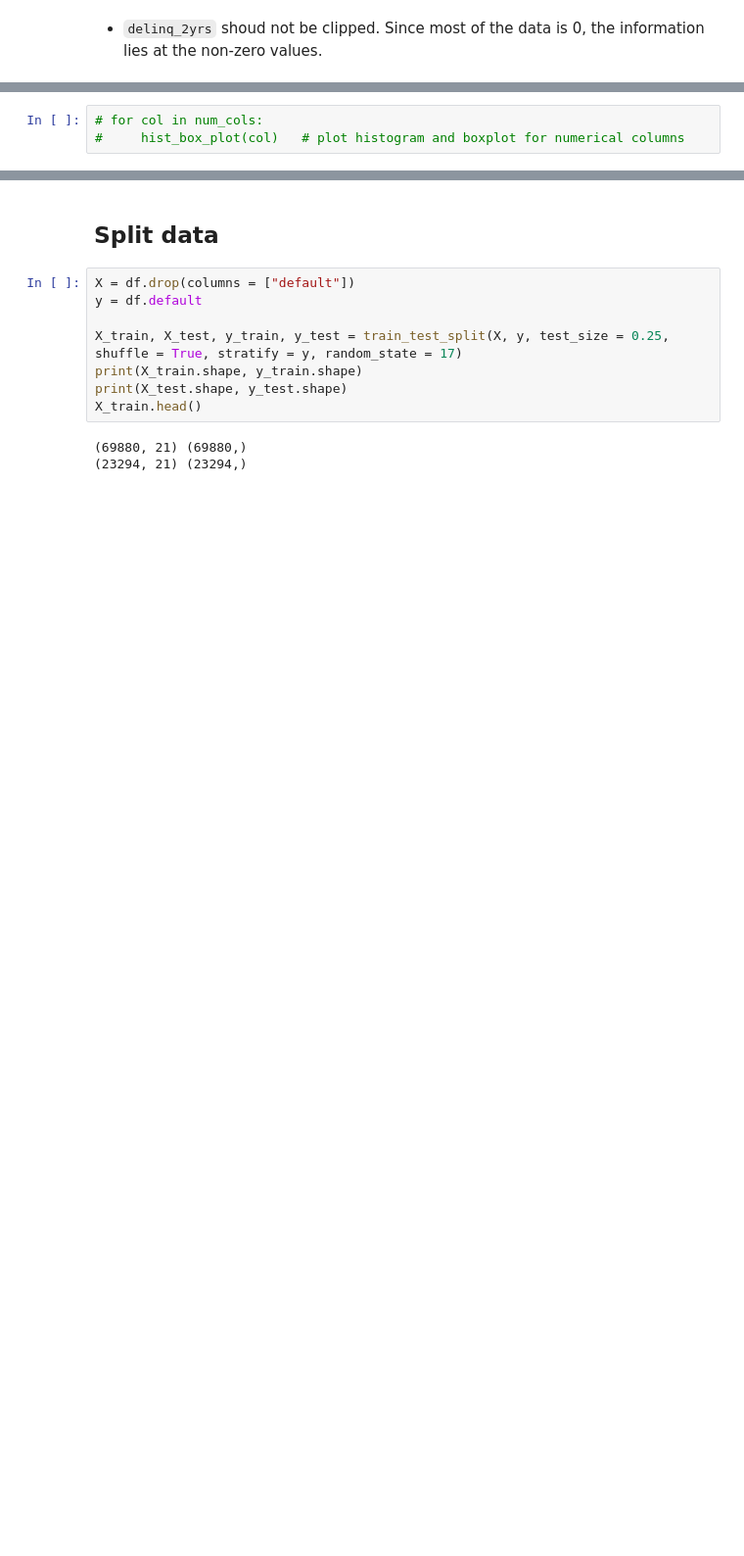
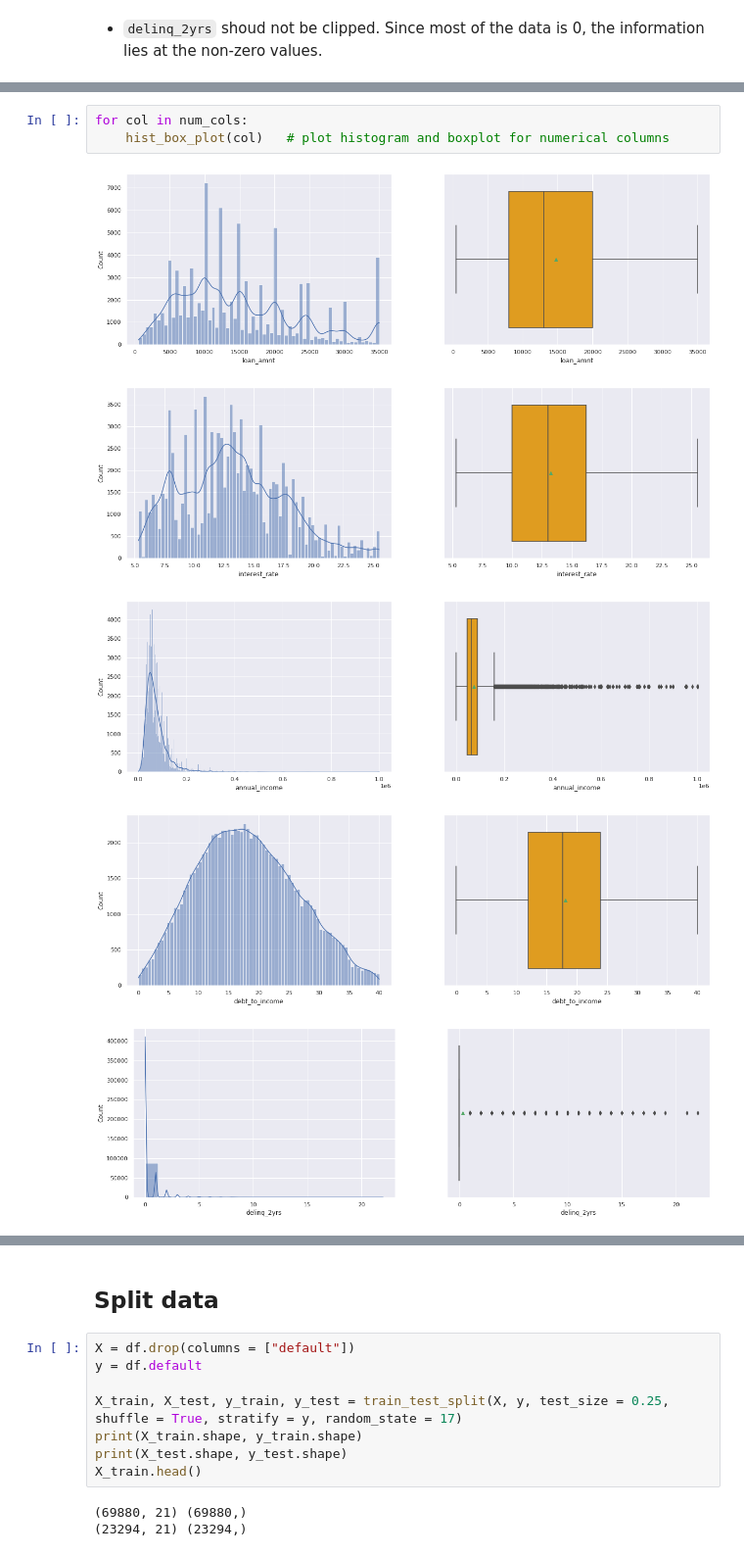
Before and after one commit to liangym2014/Data-science-and-machine-learning, a Jupyter notebook: 8.Hackathon_Loan_Default.ipynb, the cells around one changed output, grey strips where cells are left out. Shown at 98% size. Drawn from its saved outputs; the diff is of its cells as text; blank space fills up the shorter version.

```diff
--- a/8.Hackathon_Loan_Default.ipynb
+++ b/8.Hackathon_Loan_Default.ipynb
@@ -648,3 +673,9 @@ df = backup.copy()
 # %%
-# for col in num_cols:
-#     hist_box_plot(col)   # plot histogram and boxplot for numerical columns
+for col in num_cols:
+    hist_box_plot(col)   # plot histogram and boxplot for numerical columns
+# %% [output]
+[figure, added]
+[figure, added]
+[figure, added]
+[figure, added]
+[figure, added]
```
Also changed, not shown: parts of 157 cells of this notebook.
